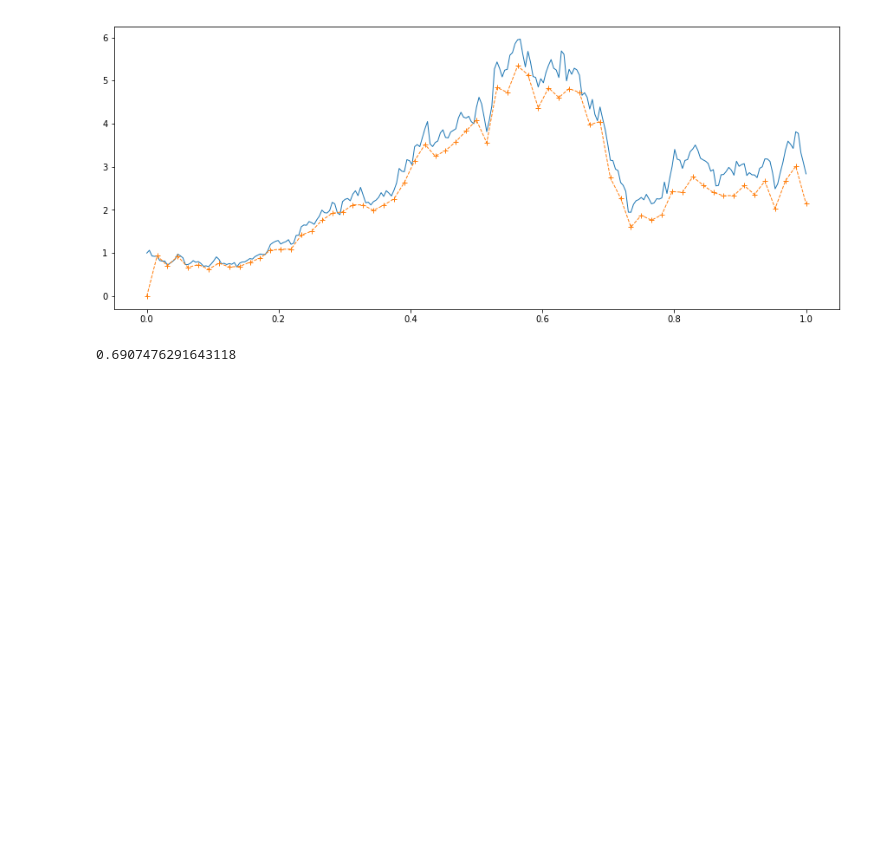
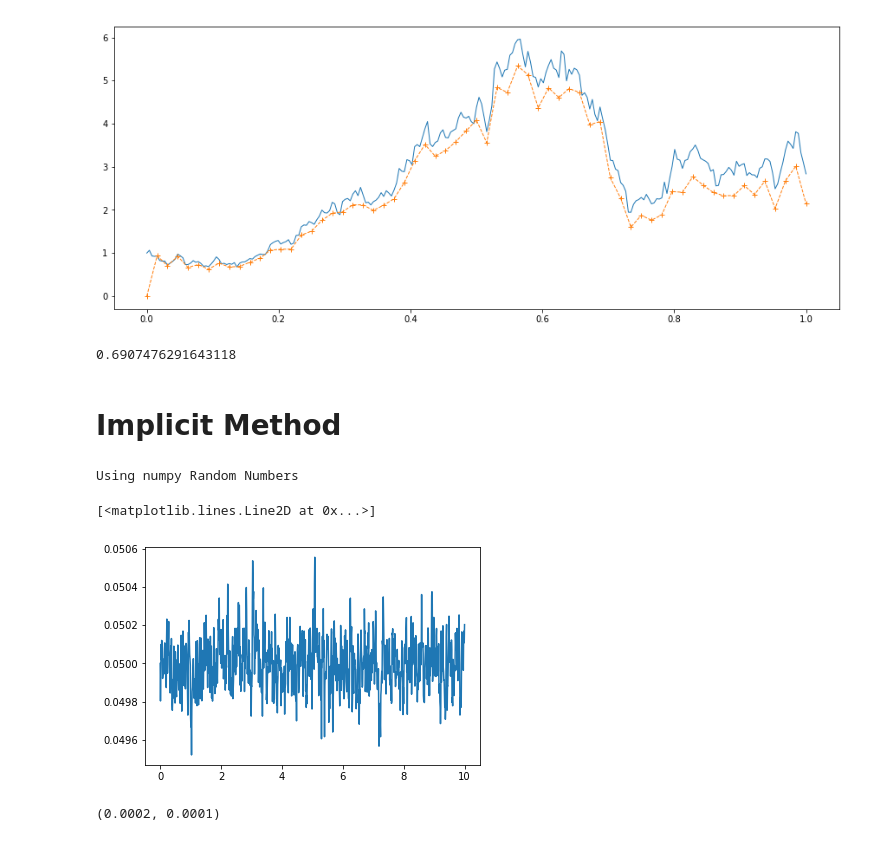
Before and after one commit to tao-yu/cox-ingersoll-ross, a Jupyter notebook: sim/Higham.ipynb, the cells around one changed output. Saved outputs shown, nothing was run; the diff lists cells and outputs as text; code cells hidden in the pictures; blank space fills up the shorter version.

Commit message:
Implement implicit method

```diff
--- a/sim/Higham.ipynb
+++ b/sim/Higham.ipynb
@@ -114,3 +114,46 @@ Using Matlab Random Numbers
 X_true[-1] - X_em[-1]
 # %% [output]
 0.6907476291643118
+# %% [markdown]
+# Implicit Method
+# %%
+reset_seed()
+T = 10
+N = 1000
+dt = T/N
+dW = np.sqrt(dt)*randn(N)
+dW = np.insert(dW, 0, 0)
+W = np.cumsum(dW)
+
+k = 100
+lamda = 0.05
+theta = 0.01
+assert 2*k*lamda > theta**2
+alpha = (4*k*lamda - theta**2)/8
+beta = -k/2
+gamma = theta/2
+
+Y_implicit = np.zeros(N+1)
+
+
+X_0 = lamda
+Y_temp = np.sqrt(X_0)
+Y_implicit[0] = np.sqrt(X_0)
+for k in range(1, N+1):
+    W_inc = dW[k]
+    Y_temp = (Y_temp + gamma*dW[k])/(2*(1-beta*dt)) \
+             + np.sqrt(
+                 (Y_temp + gamma*dW[k])**2/(4*(1-beta*dt)**2) \
+                 + (alpha*dt)/(1-beta*dt)
+             )
+    Y_implicit[k] = Y_temp
+X_implicit = Y_implicit**2
+plt.plot(np.arange(0, T+dt, dt), X_implicit)
+# %% [output]
+Using numpy Random Numbers
+[<matplotlib.lines.Line2D at 0x...>]
+[figure, added]
+# %%
+2*k*lamda, theta**2
+# %% [output]
+(0.0002, 0.0001)
```
Also changed, not shown: parts of 1 cell of this notebook.
